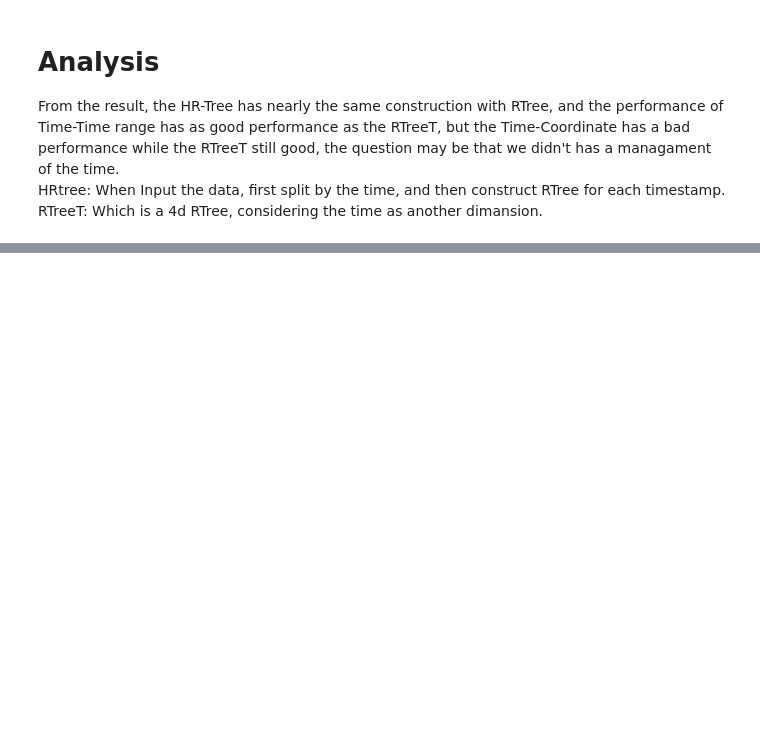
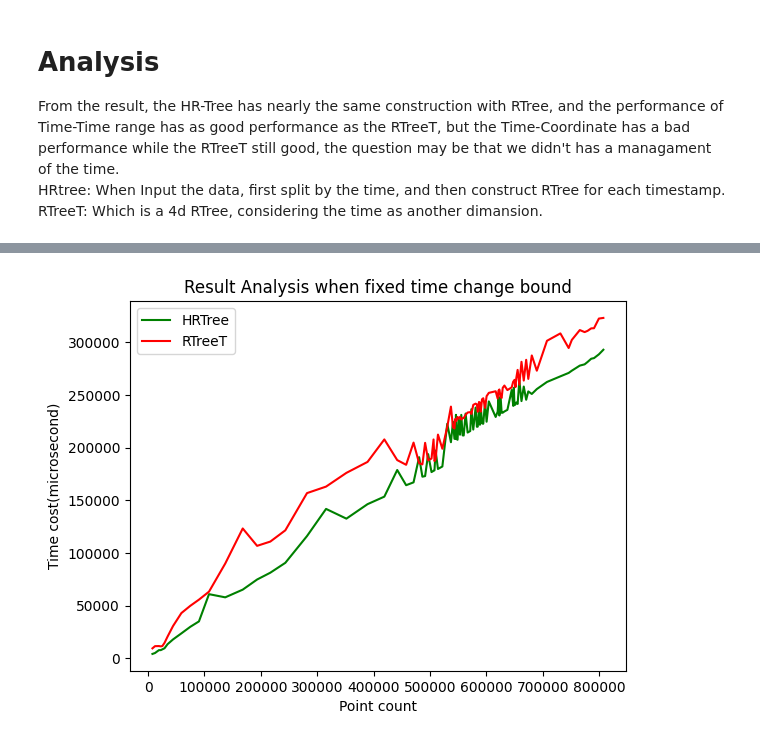
Before and after one commit to xu-0020/PointCloud_Octree, a Jupyter notebook: result_hk_time/draw.ipynb, the cells around one changed output, grey strips where cells are left out. Drawn from its saved outputs; the diff is of its cells as text; code cells hidden in the pictures; blank space fills up the shorter version.

```diff
--- a/result_hk_time/draw.ipynb
+++ b/result_hk_time/draw.ipynb
@@ -201,0 +209,13 @@ RTreeT: Which is a 4d RTree, considering the time as another dimansion.
+# %%
+
+plt.title('Result Analysis when fixed time change bound')
+plt.plot(count_list_FtimeRVbound_HR, time_list_FtimeRVbound_HR, color='green', label='HRTree')
+plt.plot(count_list_FtimeRVbound_RT, time_list_FtimeRVbound_RT, color='red', label='RTreeT')
+plt.legend() # 显示图例
+
+
+plt.xlabel('Point count')
+plt.ylabel('Time cost(microsecond)')
+plt.show()
+# %% [output]
+[figure, added]
```
Also changed, not shown: parts of 7 cells of this notebook, 37 other files.
